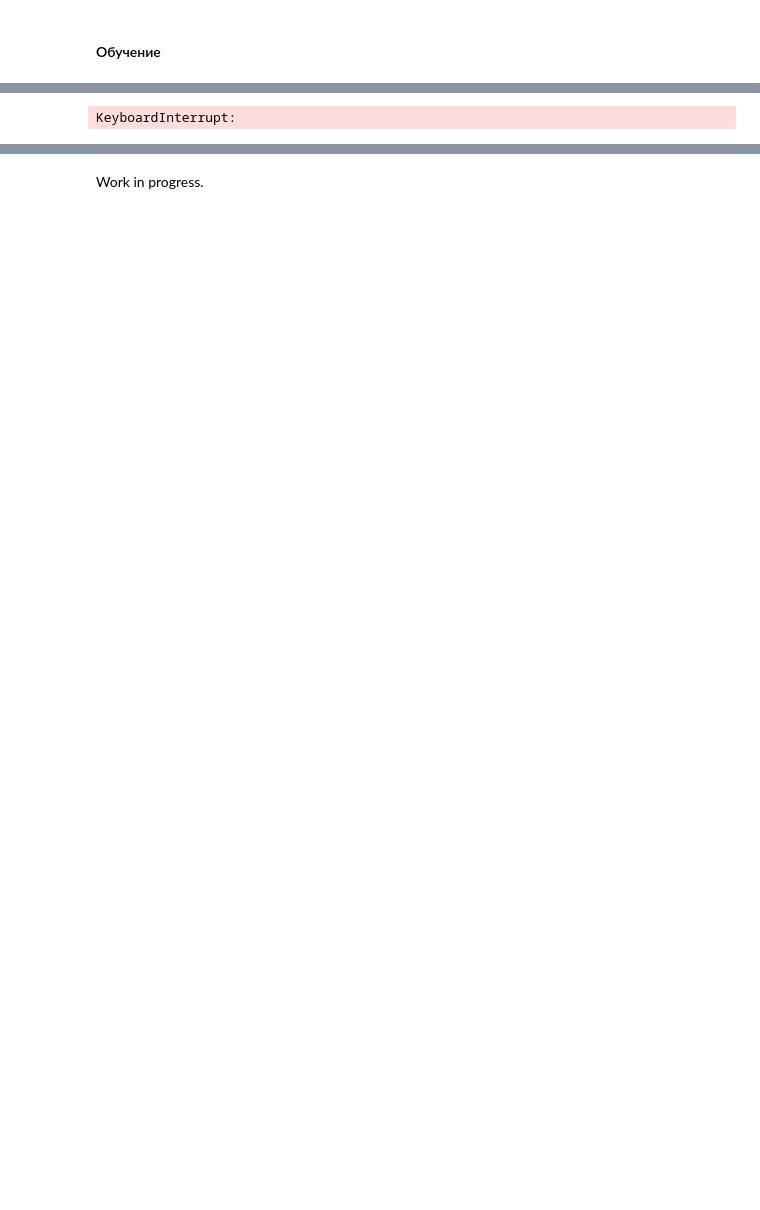
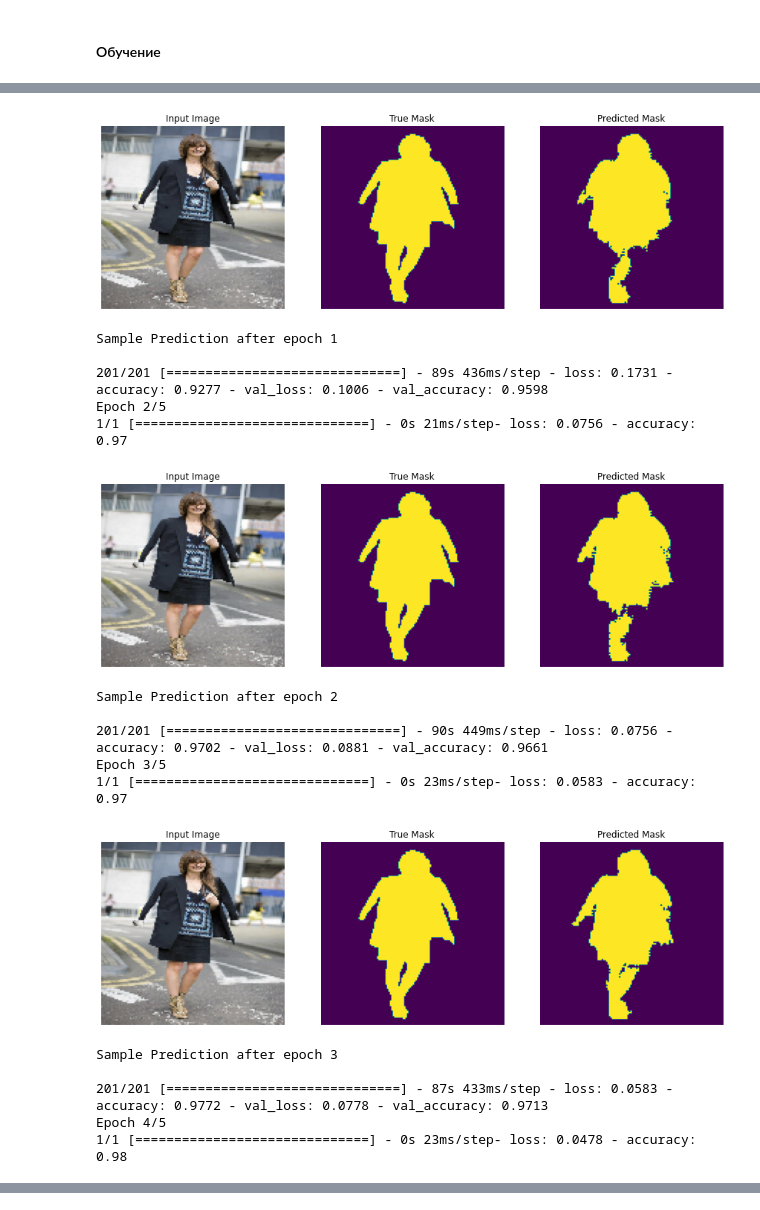
Before and after one commit to SergeyZ06/GB_Introduction_to_Neural_Nets, a Jupyter notebook: 6th_homework/6th_homework.ipynb, the cells around one changed output, grey strips where cells are left out. Saved outputs shown, nothing was run; the diff lists cells and outputs as text; code cells hidden in the pictures; blank space fills up the shorter version.

```diff
--- a/6th_homework/6th_homework.ipynb
+++ b/6th_homework/6th_homework.ipynb
@@ -229,7 +234,7 @@ class DisplayCallback(tf.keras.callbacks.Callback):
         show_predictions(model)
         print ('\nSample Prediction after epoch {}\n'.format(epoch+1))
 
-EPOCHS = 10 # увеличьте при необходимости
+EPOCHS = 5
 
 model_history = model.fit(train,
                           epochs=EPOCHS,
@@ -244 +250,18 @@ Epoch 1/10
+[figure, added]
-KeyboardInterrupt:
+Sample Prediction after epoch 1
+
+201/201 [==============================] - 89s 436ms/step - loss: 0.1731 - accuracy: 0.9277 - val_loss: 0.1006 - val_accuracy: 0.9598
+Epoch 2/5
+1/1 [==============================] - 0s 21ms/step- loss: 0.0756 - accuracy: 0.97
+[figure, added]
+Sample Prediction after epoch 2
+
+201/201 [==============================] - 90s 449ms/step - loss: 0.0756 - accuracy: 0.9702 - val_loss: 0.0881 - val_accuracy: 0.9661
+Epoch 3/5
+1/1 [==============================] - 0s 23ms/step- loss: 0.0583 - accuracy: 0.97
+[figure, added]
+Sample Prediction after epoch 3
+
+201/201 [==============================] - 87s 433ms/step - loss: 0.0583 - accuracy: 0.9772 - val_loss: 0.0778 - val_accuracy: 0.9713
+Epoch 4/5
+1/1 [==============================] - 0s 23ms/step- loss: 0.0478 - accuracy: 0.98
@@ -245,2 +278,0 @@ KeyboardInterrupt:
-# %% [markdown]
-Work in progress.
```
Also changed, not shown: parts of 14 cells of this notebook.
